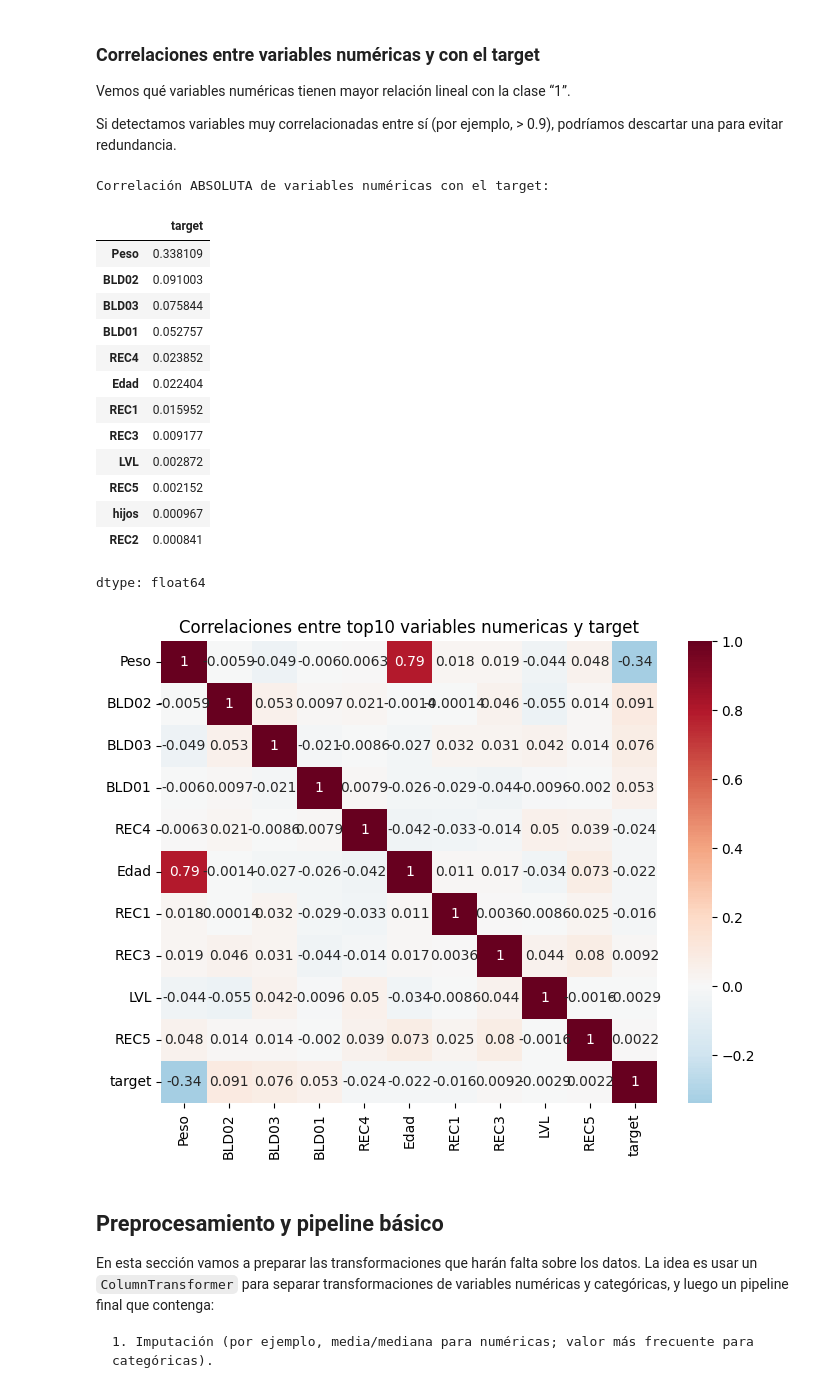
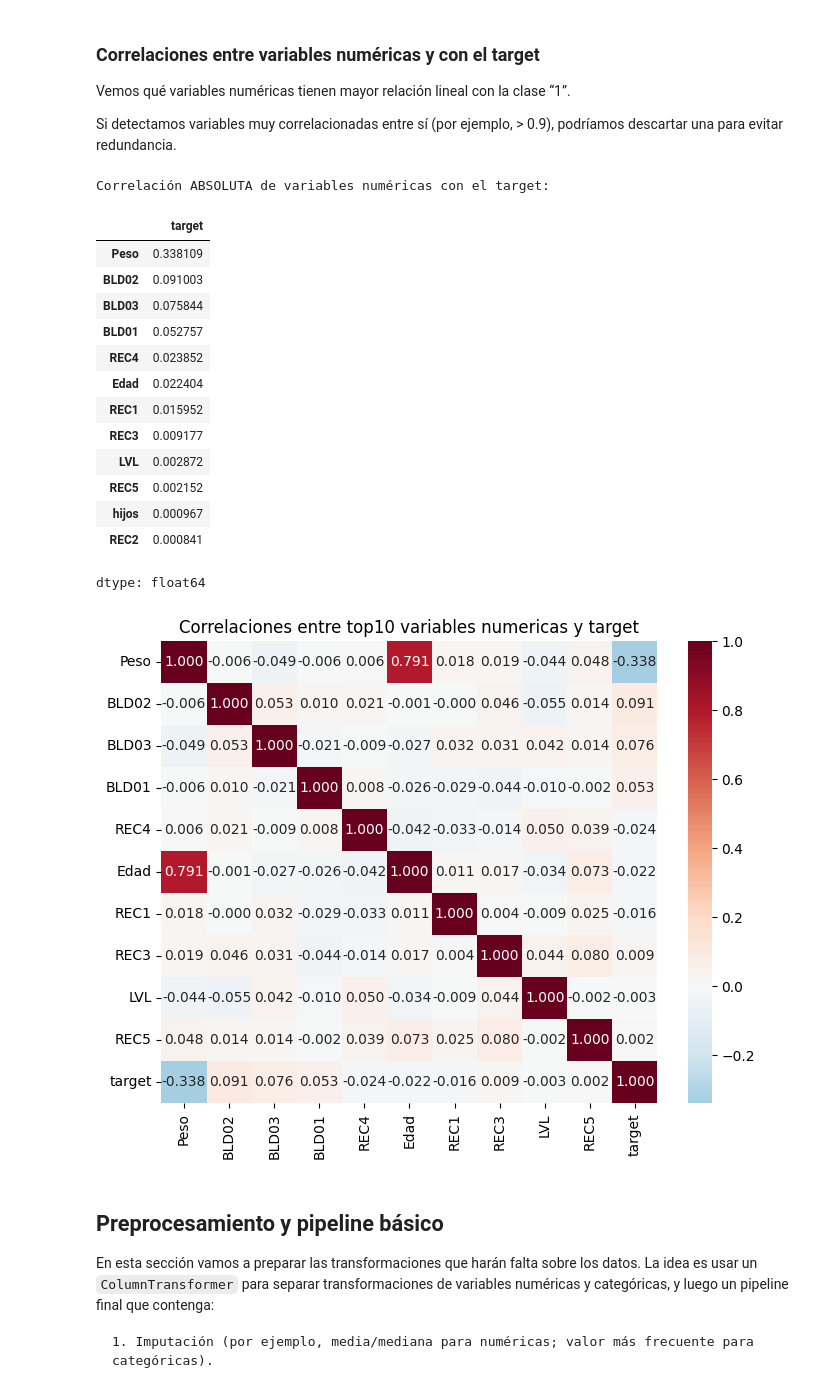
Before and after one commit to miroagustin/CienciaDeDatos1Q2025, a Jupyter notebook: Evaluacion.ipynb, the cells around one changed output. Saved outputs shown, nothing was run; the diff lists cells and outputs as text; code cells hidden in the pictures.

```diff
--- a/Evaluacion.ipynb
+++ b/Evaluacion.ipynb
@@ -49,7 +49,7 @@ best_clf = None #Asignar aqui el mejor clasificador/pipeline posible (previament
 
 #Leemos el dataset de evaluación, simulando producción
 if PRODUCCION==False:
-    df = pd.read_csv("TP_Virus_Alumnos.csv")
+    df = pd.read_csv("https://raw.githubusercontent.com/miroagustin/CienciaDeDatos1Q2025/main/TP_Virus_Alumnos.csv")
     _, df = train_test_split(df, test_size=0.3, random_state=42)
 else:
     df = pd.read_csv("TP_Virus_Evaluacion.csv")
@@ -105,7 +103,7 @@ Leer el CSV, separar un 30 % para “prueba” en modo desarrollo, o cargar dire
 PRODUCCION = False
 
 if not PRODUCCION:
-    df = pd.read_csv("/content/TP_Virus_Alumnos.csv")
+    df = pd.read_csv("https://raw.githubusercontent.com/miroagustin/CienciaDeDatos1Q2025/main/TP_Virus_Alumnos.csv")
     # Partición para simular producción: 70% para entrenamiento, 30% para evaluación “desarrollador”
     df_train, df_eval = train_test_split(df, test_size=0.30, stratify=df["target"], random_state=SEED)
     df = df_eval.copy()    # df será la muestra de evaluación para validar que el pipeline funciona
@@ -254,35 +255,35 @@ Si detectamos variables muy correlacionadas entre sí (por ejemplo, > 0.9), podr
 # Concatenamos X y y para incluir la correlación con target
 df_corr = pd.concat([X[num_vars], y], axis=1)
 corr_matrix = df_corr.corr()
 
 # Mostrar correlación absoluta con target, ordenada de mayor a menor
 corr_target = corr_matrix["target"].abs().sort_values(ascending=False).drop("target")
 print("Correlación ABSOLUTA de variables numéricas con el target:")
 display(corr_target)
 
 # Heatmap de correlaciones entre las 10 variables numéricas más correlacionadas con target
 top10 = corr_target.head(10).index
 plt.figure(figsize=(8,6))
-sns.heatmap(df_corr[top10.tolist() + ["target"]].corr(), annot=True, cmap="RdBu_r", center=0)
+sns.heatmap(df_corr[top10.tolist() + ["target"]].corr(), annot=True, fmt='.3f', cmap="RdBu_r", center=0)
 plt.title("Correlaciones entre top10 variables numericas y target")
 plt.show()
 # %% [output]
 Correlación ABSOLUTA de variables numéricas con el target:
 |  | target |
 | Peso | 0.338109 |
 | BLD02 | 0.091003 |
 | BLD03 | 0.075844 |
 | BLD01 | 0.052757 |
 | REC4 | 0.023852 |
 | Edad | 0.022404 |
 | REC1 | 0.015952 |
 | REC3 | 0.009177 |
 | LVL | 0.002872 |
 | REC5 | 0.002152 |
 | hijos | 0.000967 |
 | REC2 | 0.000841 |
 dtype: float64
-[figure, old version]
+[figure, new version]
 # %% [markdown]
 ## Preprocesamiento y pipeline básico
 En esta sección vamos a preparar las transformaciones que harán falta sobre los datos. La idea es usar un `ColumnTransformer` para separar transformaciones de variables numéricas y categóricas, y luego un pipeline final que contenga:
```
Also changed, not shown: parts of 4 cells of this notebook.
